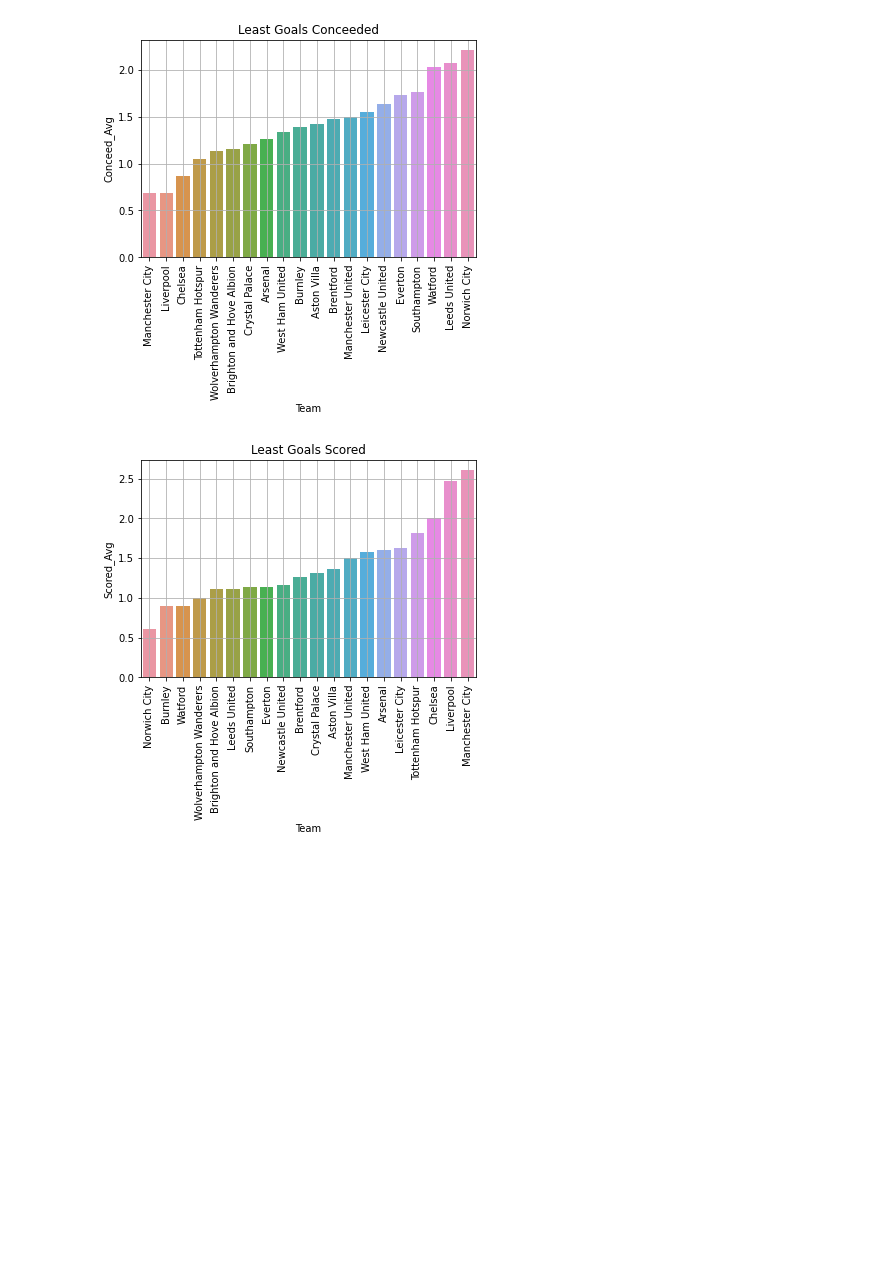
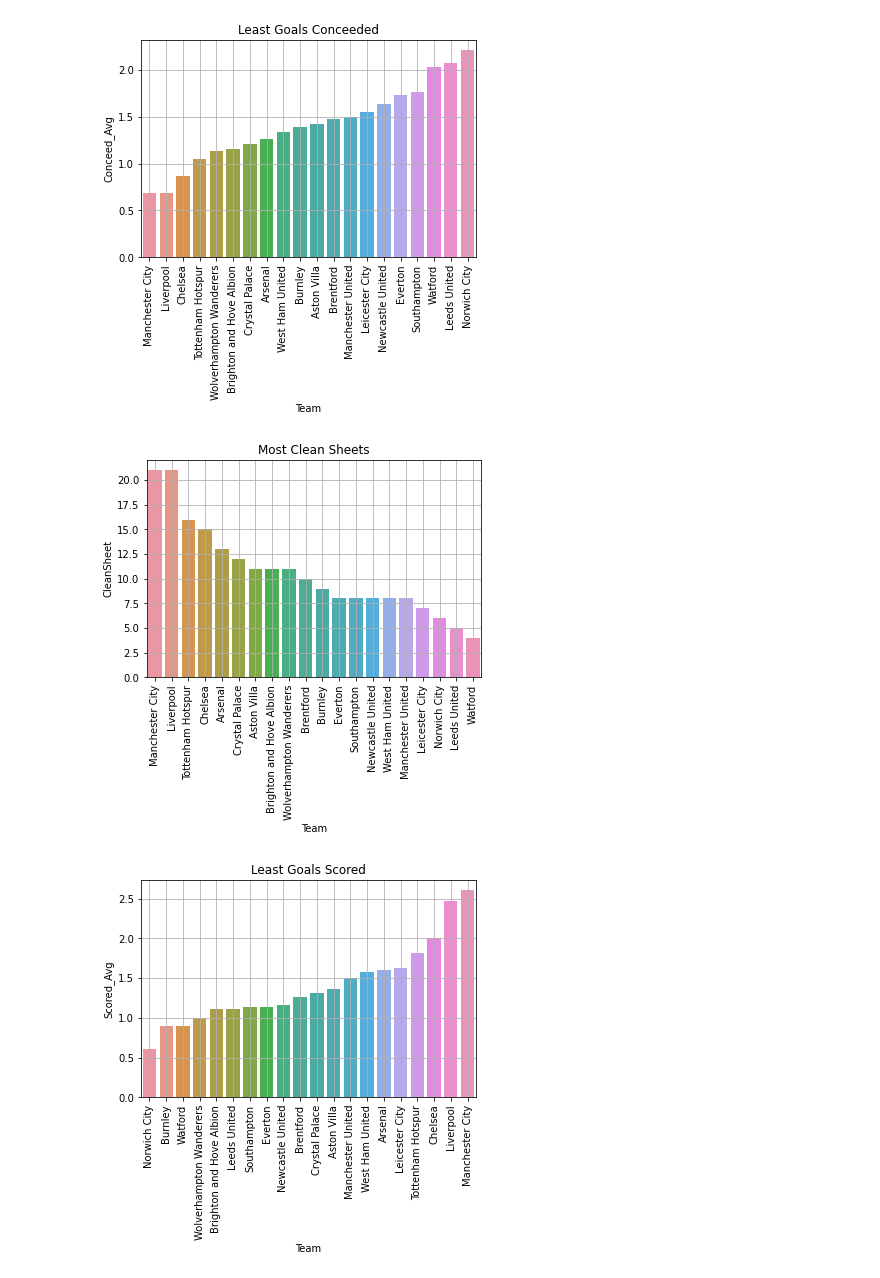
Before and after one commit to johnm2102/EPL_analysis, a Jupyter notebook: eda_prem_general.ipynb, the cells around one changed output. Cells and saved outputs as stored; diff of their text form; code cells hidden in the pictures; blank space fills up the shorter version.

```diff
--- a/eda.ipynb
+++ b/eda_prem_general.ipynb
@@ -203,3 +204,7 @@ points_stats
 | 17 | 18 | Burnley | 38 | 7 | 14 | 17 | 34 | 53 | -19 | 35 | 0.894737 | ... |
 | 18 | 19 | Watford | 38 | 6 | 5 | 27 | 34 | 77 | -43 | 23 | 0.894737 | ... |
 | 19 | 20 | Norwich City | 38 | 5 | 7 | 26 | 23 | 84 | -61 | 22 | 0.605263 | ... |
+# %%
+#clean sheet stats
+clean_stat = pd.read_csv('data/clean_sheet.csv')
+clean_stat
@@ -212,6 +235,15 @@ plt.grid(True)
 plt.show()
 # %% [output]
 [figure]
+# %%
+#best defensive team: ranked by clean sheet
+plt.figure()
+sns.barplot(x='Team', y='CleanSheet',data=clean_stat,order=clean_stat.sort_values('CleanSheet',ascending=False).Team).set_title('Most Clean Sheets')
+plt.xticks(rotation=90)
+plt.grid(True)
+plt.show()
+# %% [output]
+[figure, added]
 # %%
 #worst attacking team
 #highlight if team was in top 6
```
Also changed, not shown: parts of 14 cells of this notebook, 1 other file.
